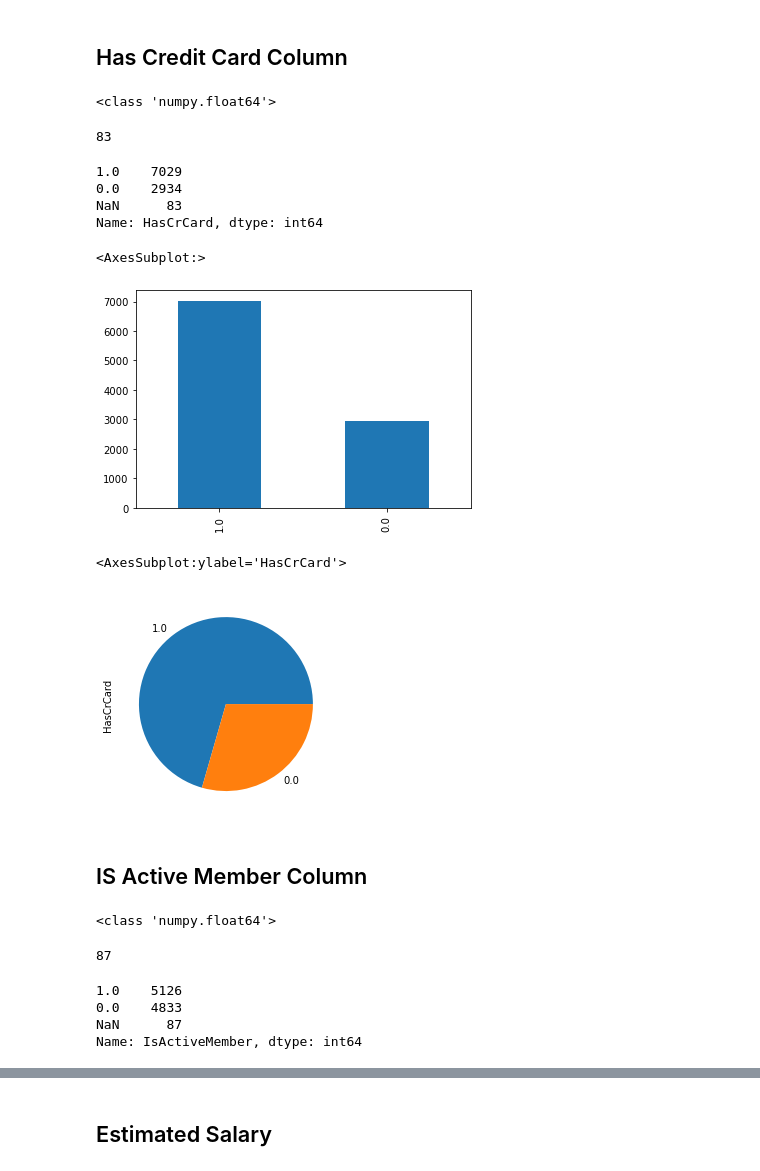
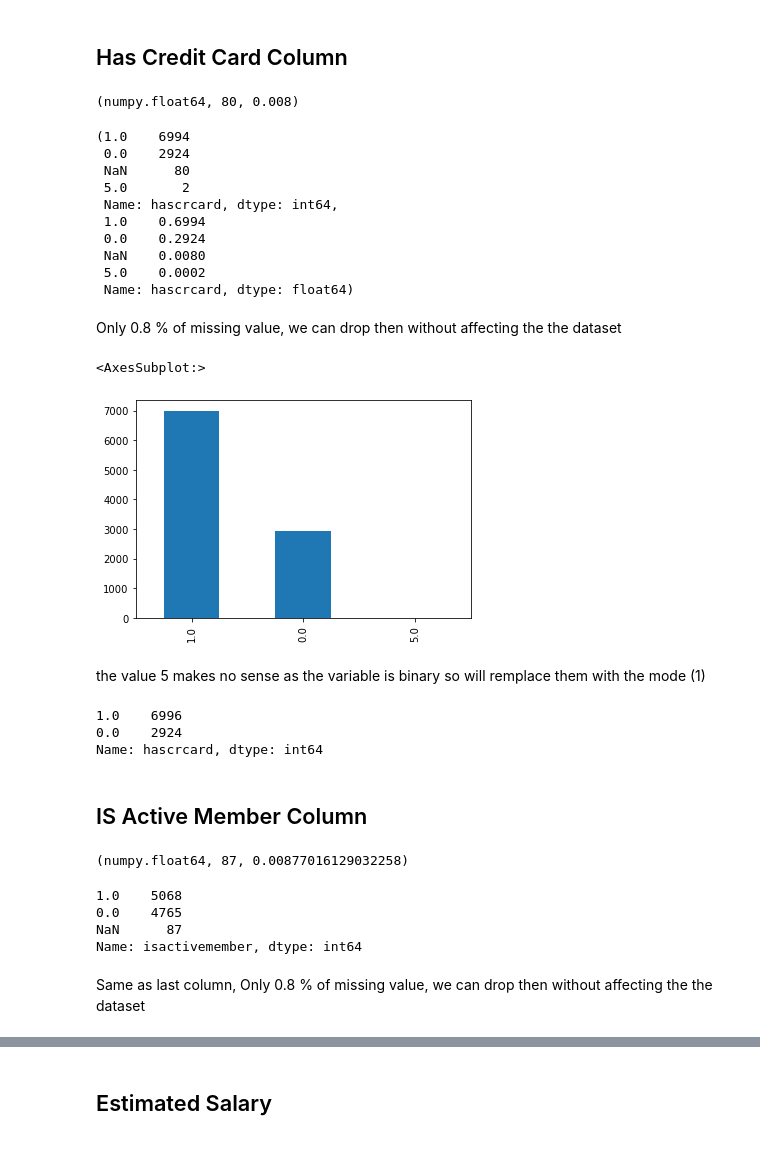
Before and after one commit to lukyluca/Bank-Customer-Churn-Prediction, a Jupyter notebook: project_code.ipynb, the cells around one changed output, grey strips where cells are left out. Saved outputs shown, nothing was run; the diff lists cells and outputs as text; code cells hidden in the pictures.

```diff
--- a/project_code.ipynb
+++ b/project_code.ipynb
@@ -384,7 +423,11 @@ Name: Age, dtype: float64
+# %%
+# step 2: calculate the median of the cleaned column
+
+median_tenure = df_tenure_cleaned.median()
 # %%
 # outliers are negatives values. The two values bigger than 30 as outliers as well because these two persons are only in their 30's.
 # Replacing NA's and outliers with median
 
-df[df.Tenure > 30] = median_tenure
-df[df.Tenure < 0] = median_tenure
+df[df.tenure > 30] = median_tenure
+df[df.tenure < 0] = median_tenure
 # %%
@@ -493,0 +539,4 @@ df.NumOfProducts.plot(kind = 'hist')
+# %%
+df.numofproducts.fillna(1, inplace=True)
+
+df.loc[((df.numofproducts <0) | (df.numofproducts >10)), "numofproducts"] =  1
@@ -496,17 +554,25 @@ df.NumOfProducts.plot(kind = 'hist')
 # %%
 # Checking for type and missing values
 
-print(type(df.HasCrCard[0]))
-df.HasCrCard.isna().sum()
+type(df.hascrcard[0]), df.hascrcard.isna().sum(), df.hascrcard.isna().mean()
 # %% [output]
-<class 'numpy.float64'>
+(numpy.float64, 80, 0.008)
-83
 # %%
 # Frequency table
 
-df.HasCrCard.value_counts(dropna = False)
+df.hascrcard.value_counts(dropna = False), df.hascrcard.value_counts(dropna = False, normalize= True)
 # %% [output]
-1.0    7029
-0.0    2934
-NaN      83
-Name: HasCrCard, dtype: int64
+(1.0    6994
+ 0.0    2924
+ NaN      80
+ 5.0       2
+ Name: hascrcard, dtype: int64,
+ 1.0    0.6994
+ 0.0    0.2924
+ NaN    0.0080
+ 5.0    0.0002
+ Name: hascrcard, dtype: float64)
+# %% [markdown]
+Only 0.8 % of missing value, we can drop then without affecting the the dataset
+# %%
+df.dropna(subset= ["hascrcard"], how ="any", inplace =True)
@@ -513,12 +581,9 @@ Name: HasCrCard, dtype: int64
 # %%
 # Plotting frequencies
 
-df.HasCrCard.value_counts().plot(kind = 'bar')
+df.hascrcard.value_counts().plot(kind = 'bar')
 # %% [output]
 <AxesSubplot:>
-[figure, old version]
+[figure, new version]
-# %%
-df.HasCrCard.value_counts().plot(kind = 'pie')
-# %% [output]
-<AxesSubplot:ylabel='HasCrCard'>
-[figure, removed]
+# %% [markdown]
+the value 5 makes no sense as the variable is binary so will remplace them with the mode (1)
@@ -525,19 +592,25 @@ df.HasCrCard.value_counts().plot(kind = 'pie')
+# %%
+df.hascrcard.value_counts(dropna =False)
+# %% [output]
+1.0    6996
+0.0    2924
+Name: hascrcard, dtype: int64
 # %% [markdown]
 ## IS Active Member Column
 # %%
 # Checking for type and missing values
 
-print(type(df.IsActiveMember[0]))
-df.IsActiveMember.isna().sum()
+type(df.isactivemember[0]), df.isactivemember.isna().sum(), df.isactivemember.isna().mean()
 # %% [output]
-<class 'numpy.float64'>
+(numpy.float64, 87, 0.00877016129032258)
-87
 # %%
 # Frequency table
 
-df.IsActiveMember.value_counts(dropna = False)
+df.isactivemember.value_counts(dropna = False)
 # %% [output]
-1.0    5126
-0.0    4833
+1.0    5068
+0.0    4765
 NaN      87
-Name: IsActiveMember, dtype: int64
+Name: isactivemember, dtype: int64
+# %% [markdown]
+Same as last column, Only 0.8 % of missing value, we can drop then without affecting the the dataset
```
Also changed, not shown: parts of 80 cells of this notebook.
